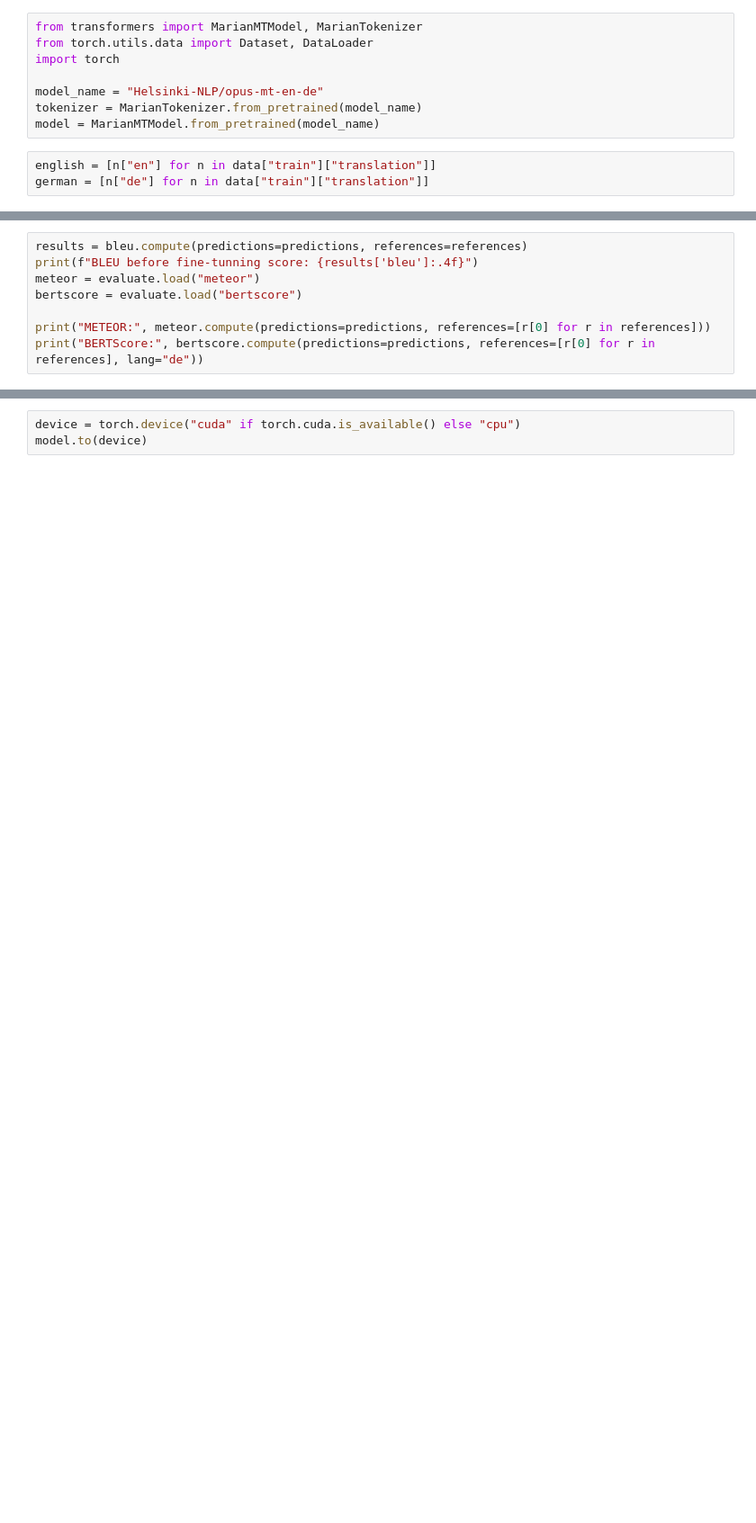
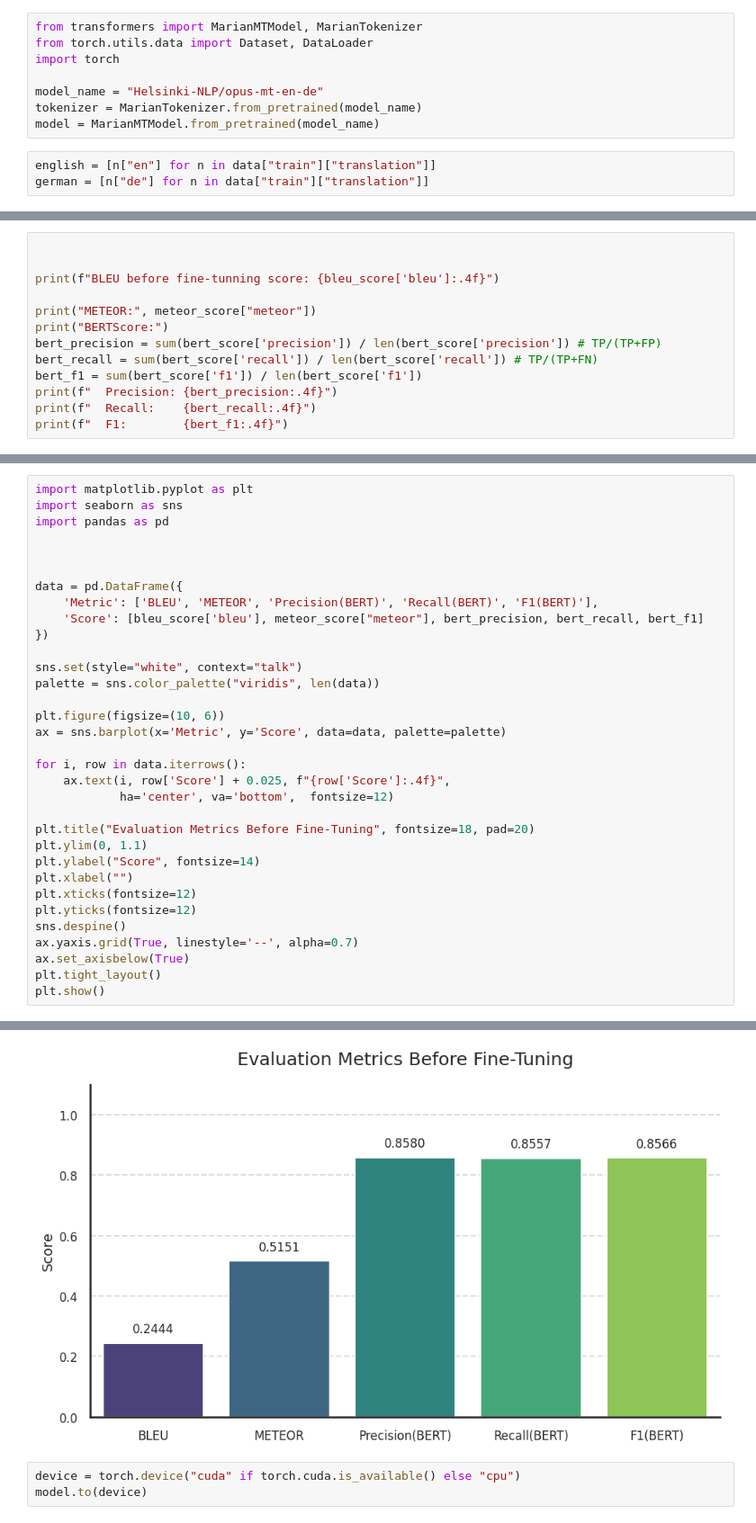
Before and after one commit to t3i8m/Comparative-Study-NMT, a Jupyter notebook: experiments/blue_score.ipynb, the cells around one changed output, grey strips where cells are left out. Shown at 90% size. Cells and saved outputs as stored; diff of their text form; blank space fills up the shorter version.

Commit message:
added post tunning plots

```diff
--- a/experiments/blue_score.ipynb
+++ b/experiments/blue_score.ipynb
@@ -260,9 +309,14 @@ Requirement already satisfied: pytz>=2020.1 in /usr/local/lib/python3.11/dist-pa
 # %%
-results = bleu.compute(predictions=predictions, references=references)
-print(f"BLEU before fine-tunning score: {results['bleu']:.4f}")
-meteor = evaluate.load("meteor")
-bertscore = evaluate.load("bertscore")
 
-print("METEOR:", meteor.compute(predictions=predictions, references=[r[0] for r in references]))
-print("BERTScore:", bertscore.compute(predictions=predictions, references=[r[0] for r in references], lang="de"))
+
+print(f"BLEU before fine-tunning score: {bleu_score['bleu']:.4f}")
+
+print("METEOR:", meteor_score["meteor"])
+print("BERTScore:")
+bert_precision = sum(bert_score['precision']) / len(bert_score['precision']) # TP/(TP+FP)
+bert_recall = sum(bert_score['recall']) / len(bert_score['recall']) # TP/(TP+FN)
+bert_f1 = sum(bert_score['f1']) / len(bert_score['f1'])
+print(f"  Precision: {bert_precision:.4f}")
+print(f"  Recall:    {bert_recall:.4f}")
+print(f"  F1:        {bert_f1:.4f}")
 # %% [output]
@@ -286,0 +329,34 @@ results
+# %%
+import matplotlib.pyplot as plt
+import seaborn as sns
+import pandas as pd
+
+
+
+data = pd.DataFrame({
+    'Metric': ['BLEU', 'METEOR', 'Precision(BERT)', 'Recall(BERT)', 'F1(BERT)'],
+    'Score': [bleu_score['bleu'], meteor_score["meteor"], bert_precision, bert_recall, bert_f1]
+})
+
+sns.set(style="white", context="talk")
+palette = sns.color_palette("viridis", len(data))
+
+plt.figure(figsize=(10, 6))
+ax = sns.barplot(x='Metric', y='Score', data=data, palette=palette)
+
+for i, row in data.iterrows():
+    ax.text(i, row['Score'] + 0.025, f"{row['Score']:.4f}",
+            ha='center', va='bottom',  fontsize=12)
+
+plt.title("Evaluation Metrics Before Fine-Tuning", fontsize=18, pad=20)
+plt.ylim(0, 1.1)
+plt.ylabel("Score", fontsize=14)
+plt.xlabel("")
+plt.xticks(fontsize=12)
+plt.yticks(fontsize=12)
+sns.despine()
+ax.yaxis.grid(True, linestyle='--', alpha=0.7)
+ax.set_axisbelow(True)
+plt.tight_layout()
+plt.show()
+# %% [output]
@@ -287,3 +366,4 @@ results
+[figure, added]
 # %%
 device = torch.device("cuda" if torch.cuda.is_available() else "cpu")
 model.to(device)
```
Also changed, not shown: parts of 38 cells of this notebook.
